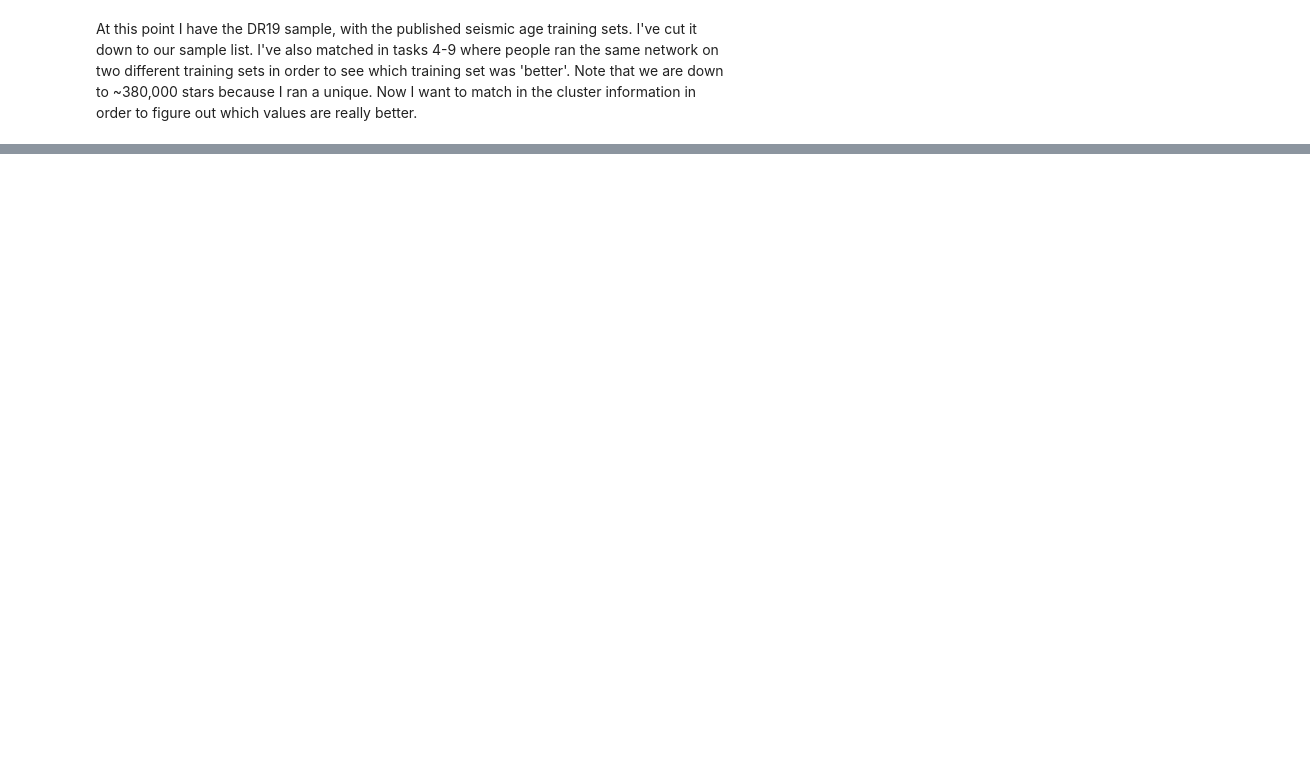
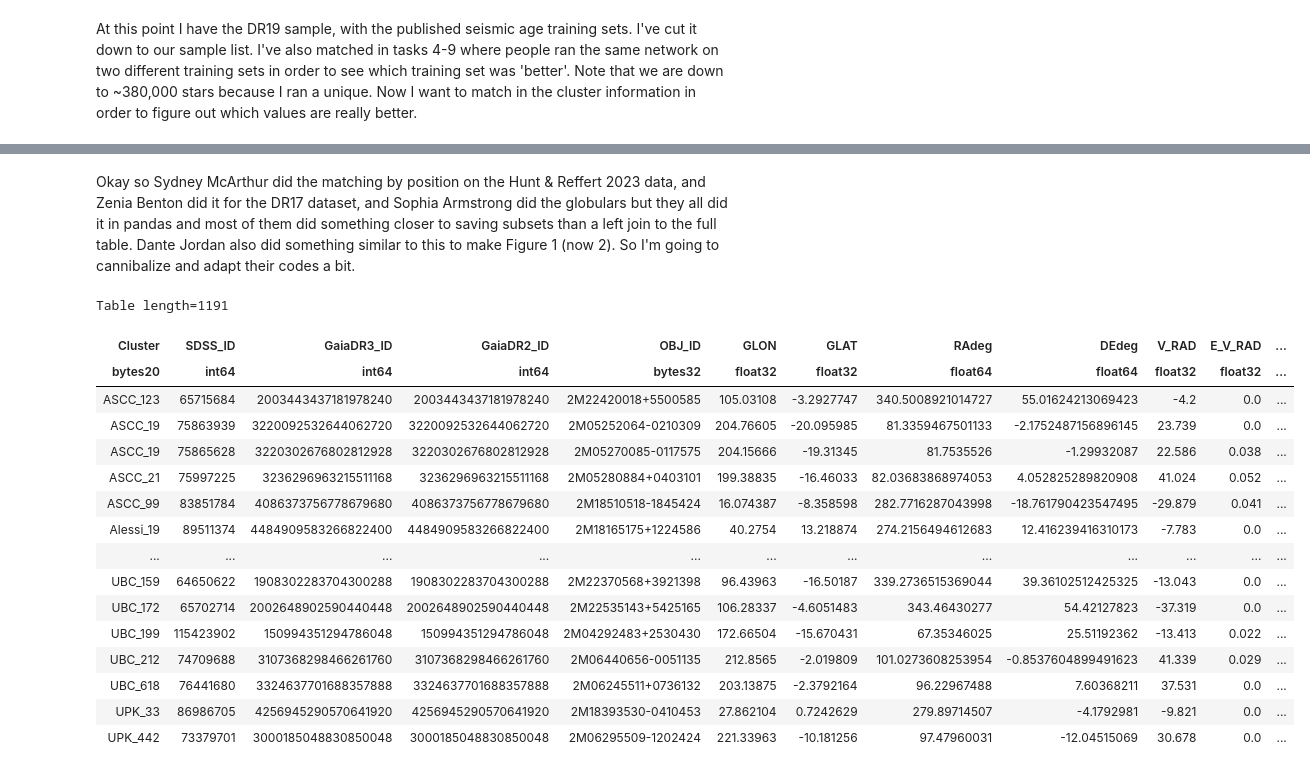
Before and after one commit to Zabdiel-Sanchez/2025_AST4300_Project3, a Jupyter notebook: PaperMakeTables.ipynb, the cells around one changed output, grey strips where cells are left out. Cells and saved outputs as stored; diff of their text form; code cells hidden in the pictures; blank space fills up the shorter version.

```diff
--- a/PaperMakeTables.ipynb
+++ b/PaperMakeTables.ipynb
@@ -371,0 +412,2 @@ DR19seisages_samp_train456789=Table.read('DR19_SeisAges_Sample_trainingVariation
+# %% [markdown]
+Okay so Sydney McArthur did the matching by position on the Hunt & Reffert 2023 data, and Zenia Benton did it for the DR17 dataset, and Sophia Armstrong did the globulars but they all did it in pandas and most of them did something closer to saving subsets than a left join to the full table. Dante Jordan also did something similar to this to make Figure 1 (now 2). So I'm going to cannibalize and adapt their codes a bit.
@@ -371,0 +416,22 @@ DR19seisages_samp_train456789=Table.read('DR19_SeisAges_Sample_trainingVariation
+# %%
+occammember=Table.read('occam_member-DR19.fits')
+# %%
+occammember
+# %% [output]
+Table length=1191
+| Cluster | SDSS_ID | GaiaDR3_ID | GaiaDR2_ID | OBJ_ID | GLON | GLAT | RAdeg | DEdeg | V_RAD | E_V_RAD | ... |
+| bytes20 | int64 | int64 | int64 | bytes32 | float32 | float32 | float64 | float64 | float32 | float32 | ... |
+| ASCC_123 | 65715684 | 2003443437181978240 | 2003443437181978240 | 2M22420018+5500585 | 105.03108 | -3.2927747 | 340.5008921014727 | 55.01624213069423 | -4.2 | 0.0 | ... |
+| ASCC_19 | 75863939 | 3220092532644062720 | 3220092532644062720 | 2M05252064-0210309 | 204.76605 | -20.095985 | 81.3359467501133 | -2.1752487156896145 | 23.739 | 0.0 | ... |
+| ASCC_19 | 75865628 | 3220302676802812928 | 3220302676802812928 | 2M05270085-0117575 | 204.15666 | -19.31345 | 81.7535526 | -1.29932087 | 22.586 | 0.038 | ... |
+| ASCC_21 | 75997225 | 3236296963215511168 | 3236296963215511168 | 2M05280884+0403101 | 199.38835 | -16.46033 | 82.03683868974053 | 4.052825289820908 | 41.024 | 0.052 | ... |
+| ASCC_99 | 83851784 | 4086373756778679680 | 4086373756778679680 | 2M18510518-1845424 | 16.074387 | -8.358598 | 282.7716287043998 | -18.761790423547495 | -29.879 | 0.041 | ... |
+| Alessi_19 | 89511374 | 4484909583266822400 | 4484909583266822400 | 2M18165175+1224586 | 40.2754 | 13.218874 | 274.2156494612683 | 12.416239416310173 | -7.783 | 0.0 | ... |
+| ... | ... | ... | ... | ... | ... | ... | ... | ... | ... | ... | ... |
+| UBC_159 | 64650622 | 1908302283704300288 | 1908302283704300288 | 2M22370568+3921398 | 96.43963 | -16.50187 | 339.2736515369044 | 39.36102512425325 | -13.043 | 0.0 | ... |
+| UBC_172 | 65702714 | 2002648902590440448 | 2002648902590440448 | 2M22535143+5425165 | 106.28337 | -4.6051483 | 343.46430277 | 54.42127823 | -37.319 | 0.0 | ... |
+| UBC_199 | 115423902 | 150994351294786048 | 150994351294786048 | 2M04292483+2530430 | 172.66504 | -15.670431 | 67.35346025 | 25.51192362 | -13.413 | 0.022 | ... |
+| UBC_212 | 74709688 | 3107368298466261760 | 3107368298466261760 | 2M06440656-0051135 | 212.8565 | -2.019809 | 101.0273608253954 | -0.8537604899491623 | 41.339 | 0.029 | ... |
+| UBC_618 | 76441680 | 3324637701688357888 | 3324637701688357888 | 2M06245511+0736132 | 203.13875 | -2.3792164 | 96.22967488 | 7.60368211 | 37.531 | 0.0 | ... |
+| UPK_33 | 86986705 | 4256945290570641920 | 4256945290570641920 | 2M18393530-0410453 | 27.862104 | 0.7242629 | 279.89714507 | -4.1792981 | -9.821 | 0.0 | ... |
+| UPK_442 | 73379701 | 3000185048830850048 | 3000185048830850048 | 2M06295509-1202424 | 221.33963 | -10.181256 | 97.47960031 | -12.04515069 | 30.678 | 0.0 | ... |
```
Also changed, not shown: parts of 25 cells of this notebook, 1 other file.
